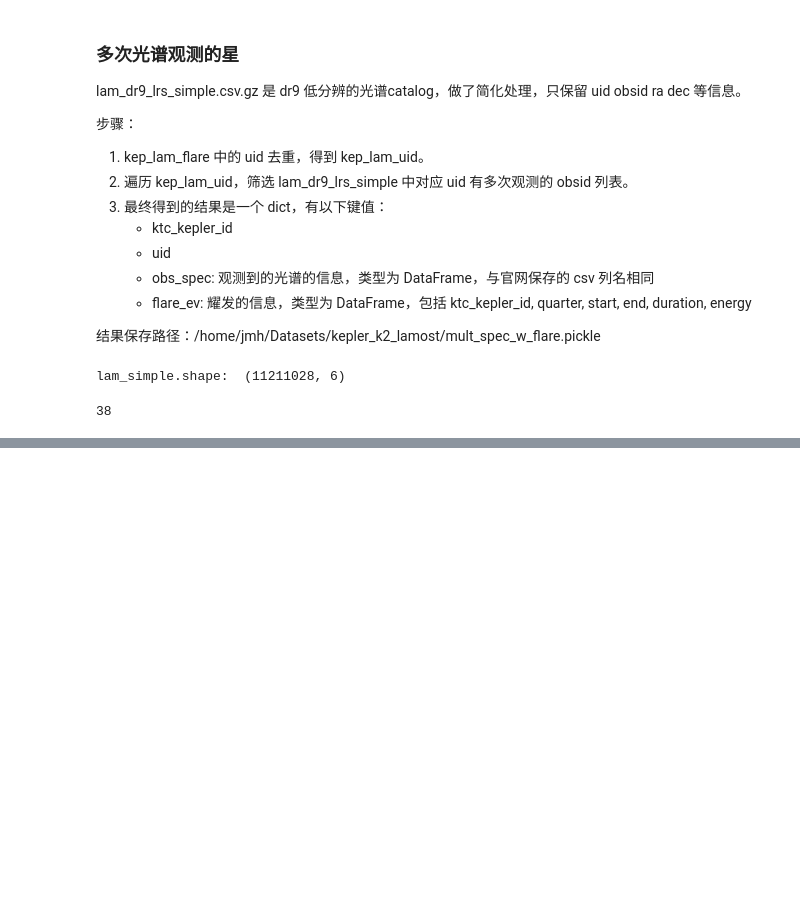
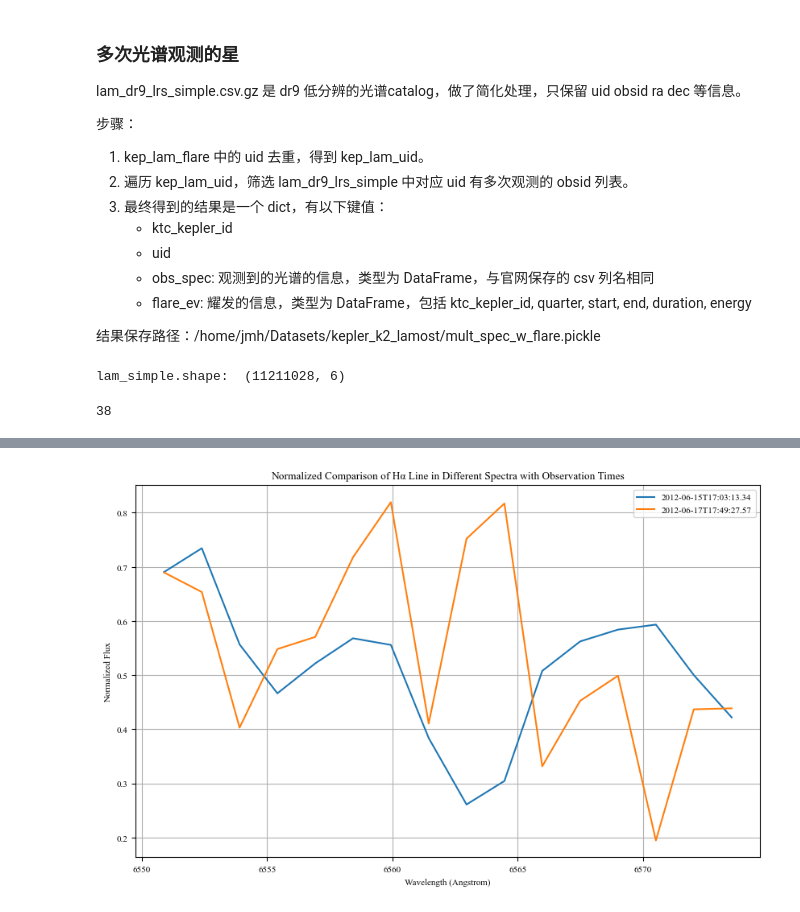
Before and after one commit to NAOC-LAMOST/weekly-report, a Jupyter notebook: JiaMinghui/weekly-report-23-11.ipynb, the cells around one changed output, grey strips where cells are left out. Saved outputs shown, nothing was run; the diff lists cells and outputs as text; code cells hidden in the pictures; blank space fills up the shorter version.

```diff
--- a/JiaMinghui/weekly-report-23-11.ipynb
+++ b/JiaMinghui/weekly-report-23-11.ipynb
@@ -123,0 +279,44 @@ with open('/home/jmh/Datasets/kepler_k2_lamost/mult_spec_w_flare.pickle', 'wb')
+# %%
+import matplotlib.pyplot as plt
+from astropy.io import fits
+import numpy as np
+
+def extract_halpha_flux_and_time(fits_file):
+    with fits.open(fits_file) as hdul:
+        flux = hdul[0].data
+        header = hdul[0].header
+
+        coeff0 = header['COEFF0']
+        coeff1 = header['COEFF1']
+        naxis1 = header['NAXIS1']
+        log_wavelength = coeff0 + coeff1 * np.arange(naxis1)
+        wavelength = 10**log_wavelength
+
+        # 读取观测时间
+        observation_time = header.get('DATE-OBS', 'Unknown')
+
+    wavelength_min = 6550
+    wavelength_max = 6575
+
+    flux[0] = (flux[0] - np.nanmean(flux[0])) / np.nanstd(flux[0])
+
+    mask = (wavelength >= wavelength_min) & (wavelength <= wavelength_max)
+    selected_wavelength = wavelength[mask]
+    selected_flux = flux[0][mask]
+
+    return selected_wavelength, selected_flux, observation_time
+
+plt.figure(figsize=(10, 6))
+
+for fits_file in spec_files:
+    wavelength, flux, obs_time = extract_halpha_flux_and_time(fits_file)
+    plt.plot(wavelength, flux, label=obs_time)
+
+plt.xlabel('Wavelength (Angstrom)')
+plt.ylabel('Normalized Flux')
+plt.title('Normalized Comparison of Hα Line in Different Spectra with Observation Times')
+plt.grid(True)
+plt.legend()
+plt.show()
+# %% [output]
+[figure, added]
```
Also changed, not shown: parts of 5 cells of this notebook.
